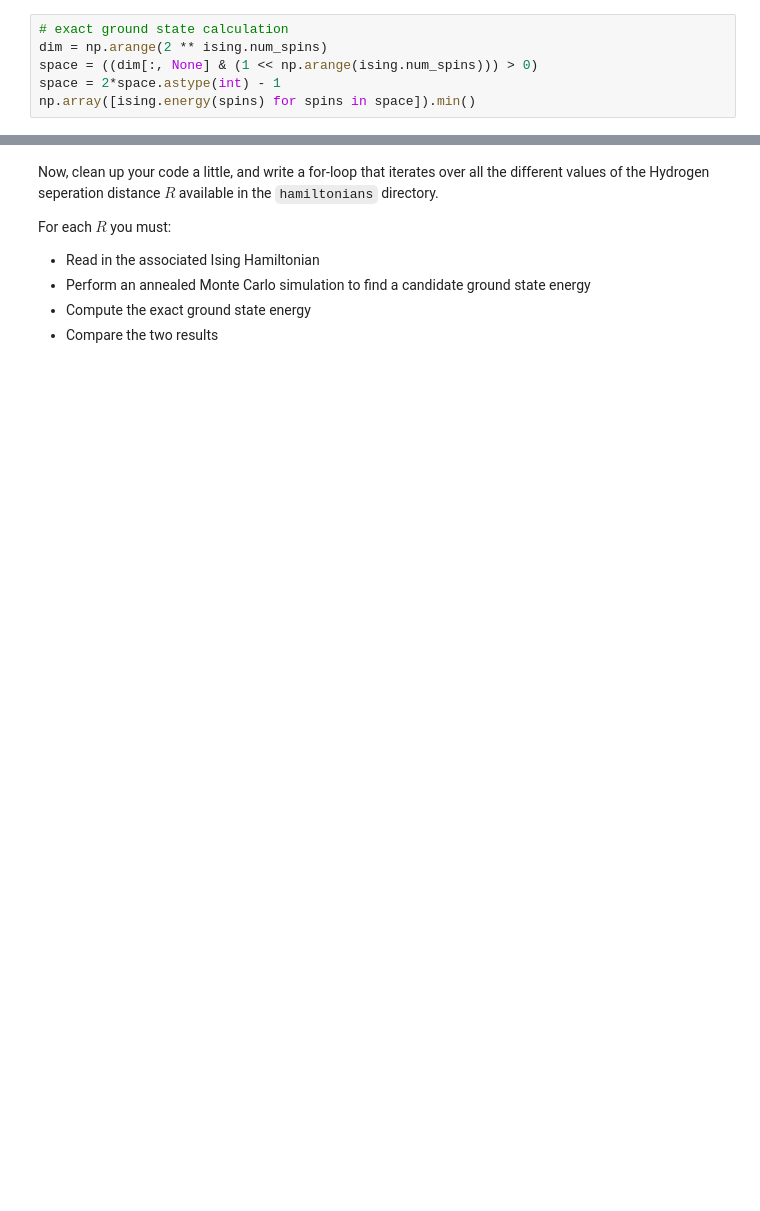
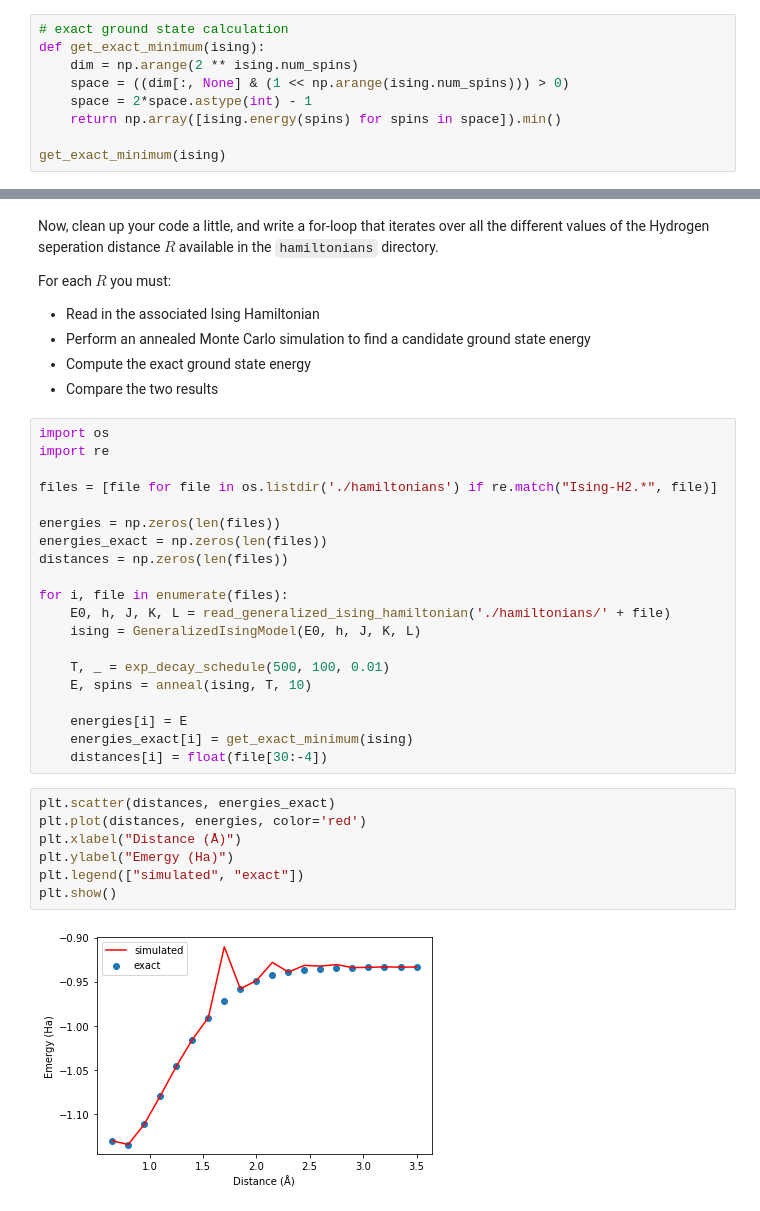
Before and after one commit to MelkoCollective/CDL_2020, a Jupyter notebook: Project_4_Ising_Annealer/Task_3.ipynb, the cells around one changed output, grey strips where cells are left out. Drawn from its saved outputs; the diff is of its cells as text; blank space fills up the shorter version.

```diff
--- a/Project_4_Ising_Annealer/Task_3.ipynb
+++ b/Project_4_Ising_Annealer/Task_3.ipynb
@@ -158,8 +147,11 @@ animator.run_animation(T)
 Finally, iterate over the entire spin configuration space (this is tractable since we only have 4 spins) to find the exact ground state energy. Compare this energy to the one you found above using your annealer.
 # %%
 # exact ground state calculation
-dim = np.arange(2 ** ising.num_spins)
-space = ((dim[:, None] & (1 << np.arange(ising.num_spins))) > 0)
-space = 2*space.astype(int) - 1
-np.array([ising.energy(spins) for spins in space]).min()
+def get_exact_minimum(ising):
+    dim = np.arange(2 ** ising.num_spins)
+    space = ((dim[:, None] & (1 << np.arange(ising.num_spins))) > 0)
+    space = 2*space.astype(int) - 1
+    return np.array([ising.energy(spins) for spins in space]).min()
+
+get_exact_minimum(ising)
 # %% [output]
@@ -172,3 +164,32 @@ For each $R$ you must:
 - Perform an annealed Monte Carlo simulation to find a candidate ground state energy
 - Compute the exact ground state energy
 - Compare the two results
+# %%
+import os
+import re
+
+files = [file for file in os.listdir('./hamiltonians') if re.match("Ising-H2.*", file)]
+
+energies = np.zeros(len(files))
+energies_exact = np.zeros(len(files))
+distances = np.zeros(len(files))
+
+for i, file in enumerate(files):
+    E0, h, J, K, L = read_generalized_ising_hamiltonian('./hamiltonians/' + file)
+    ising = GeneralizedIsingModel(E0, h, J, K, L)
+
+    T, _ = exp_decay_schedule(500, 100, 0.01)
+    E, spins = anneal(ising, T, 10)
+
+    energies[i] = E
+    energies_exact[i] = get_exact_minimum(ising)
+    distances[i] = float(file[30:-4])
+# %%
+plt.scatter(distances, energies_exact)
+plt.plot(distances, energies, color='red')
+plt.xlabel("Distance (Å)")
+plt.ylabel("Emergy (Ha)")
+plt.legend(["simulated", "exact"])
+plt.show()
+# %% [output]
+[figure, added]
```
Also changed, not shown: parts of 4 cells of this notebook, 1 other file.
